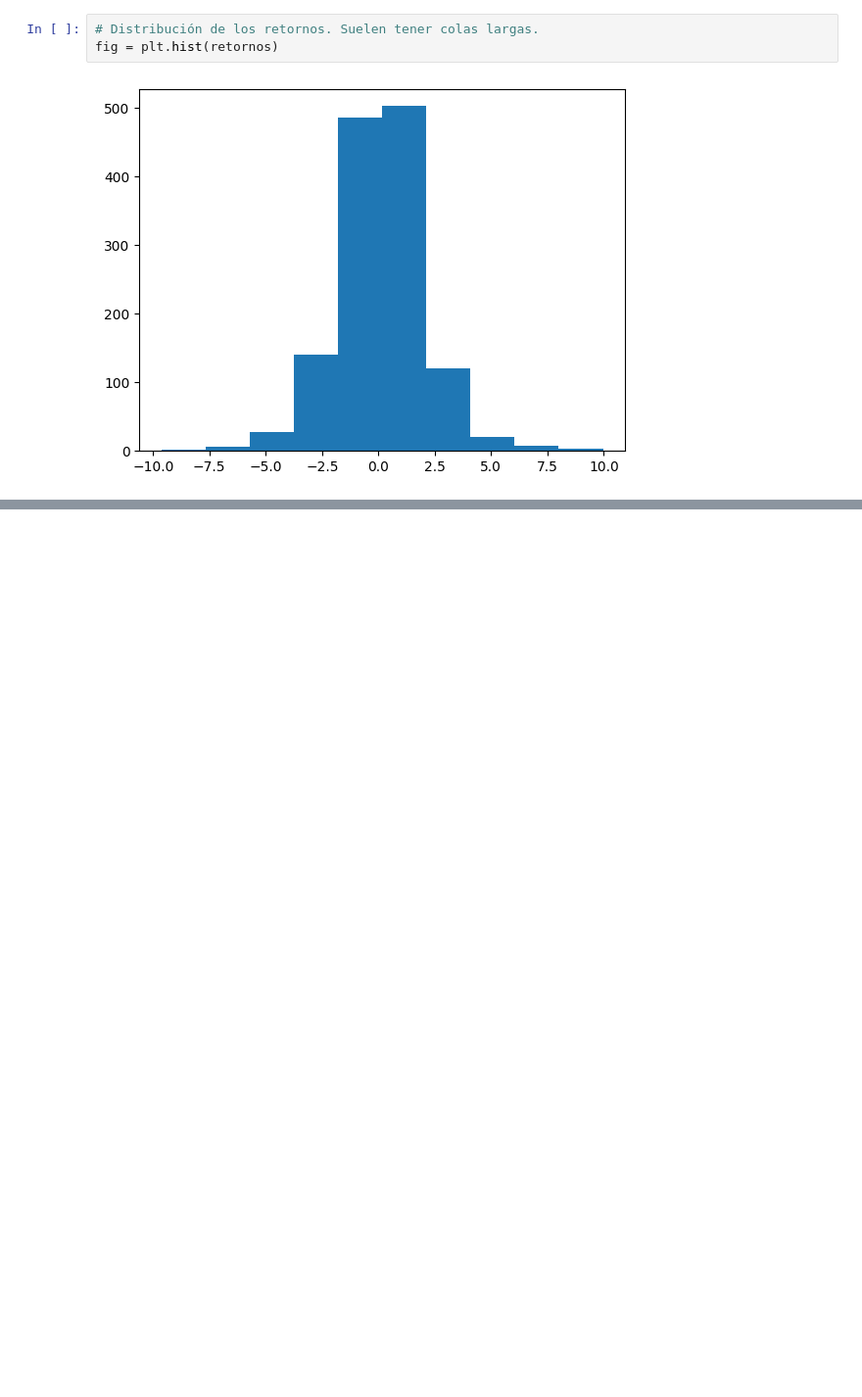
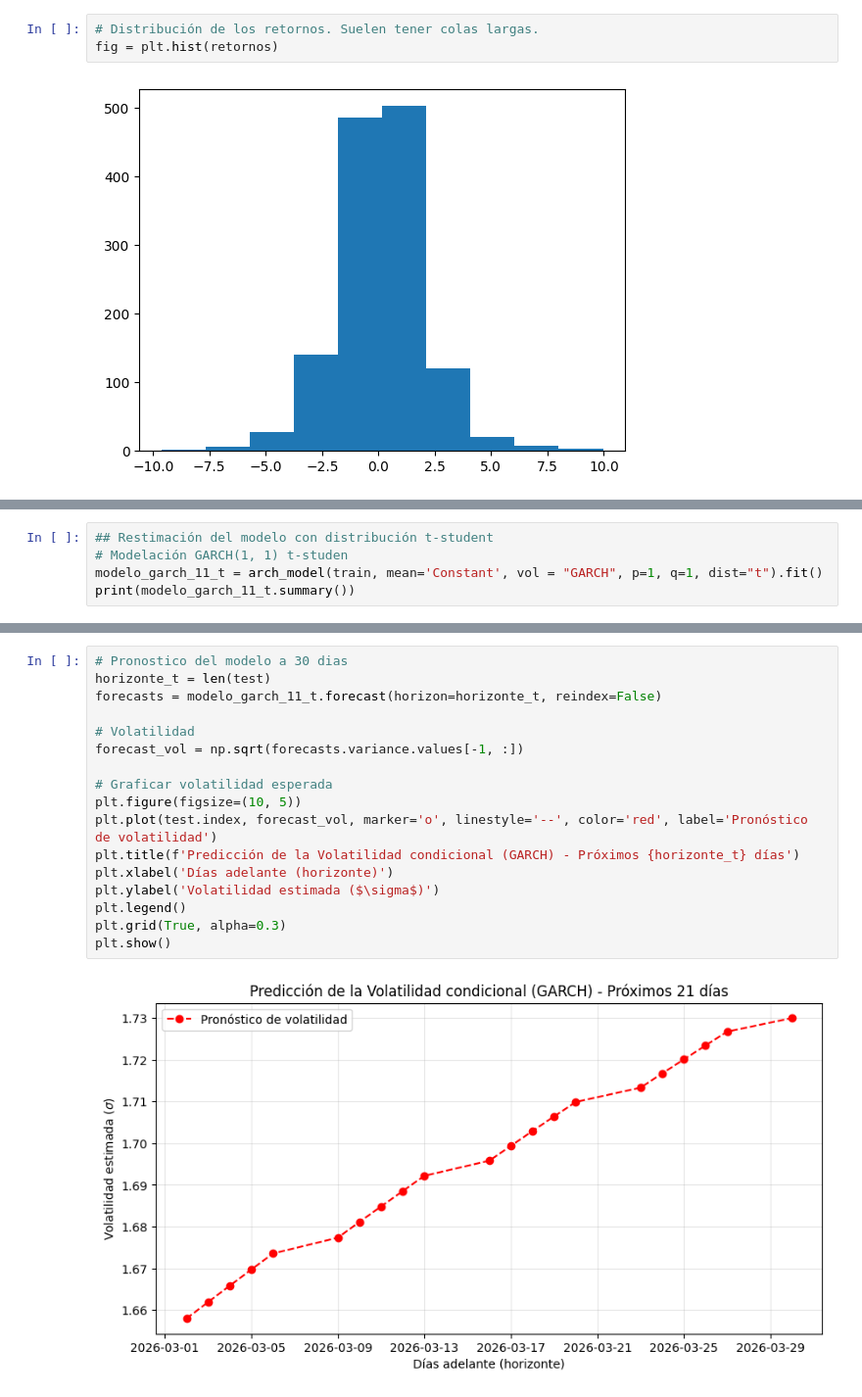
Before and after one commit to fersalme/regresion-lineal-series-tiempo, a Jupyter notebook: 06-modelos-GARCH/01-ejercicios-ARCH-GARCH-Python.ipynb, the cells around one changed output, grey strips where cells are left out. Shown at 98% size. Saved outputs shown, nothing was run; the diff lists cells and outputs as text; blank space fills up the shorter version.

```diff
--- a/06-modelos-GARCH/01-ejercicios-ARCH-GARCH-Python.ipynb
+++ b/06-modelos-GARCH/01-ejercicios-ARCH-GARCH-Python.ipynb
@@ -180,0 +302,5 @@ PRUEBA DE LJUNG-BOX Y DURBIN-WATSON
+# %%
+## Restimación del modelo con distribución t-student
+# Modelación GARCH(1, 1) t-studen
+modelo_garch_11_t = arch_model(train, mean='Constant', vol = "GARCH", p=1, q=1, dist="t").fit()
+print(modelo_garch_11_t.summary())
@@ -180,0 +332,19 @@ PRUEBA DE LJUNG-BOX Y DURBIN-WATSON
+# %%
+# Pronostico del modelo a 30 dias
+horizonte_t = len(test)
+forecasts = modelo_garch_11_t.forecast(horizon=horizonte_t, reindex=False)
+
+# Volatilidad
+forecast_vol = np.sqrt(forecasts.variance.values[-1, :])
+
+# Graficar volatilidad esperada
+plt.figure(figsize=(10, 5))
+plt.plot(test.index, forecast_vol, marker='o', linestyle='--', color='red', label='Pronóstico de volatilidad')
+plt.title(f'Predicción de la Volatilidad condicional (GARCH) - Próximos {horizonte_t} días')
+plt.xlabel('Días adelante (horizonte)')
+plt.ylabel('Volatilidad estimada ($\sigma$)')
+plt.legend()
+plt.grid(True, alpha=0.3)
+plt.show()
+# %% [output]
+[figure, added]
```
Also changed, not shown: parts of 17 cells of this notebook, 8 other files.
